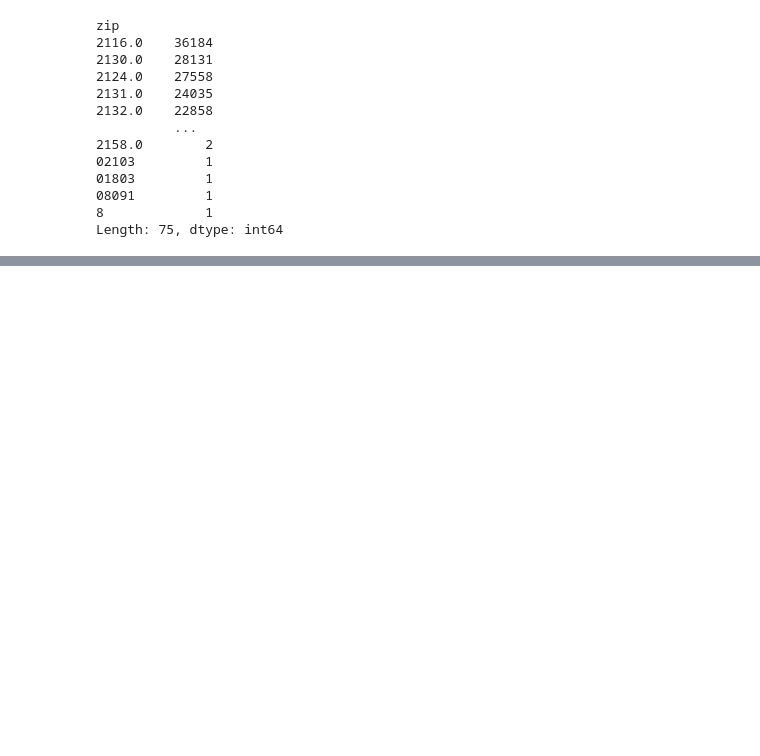
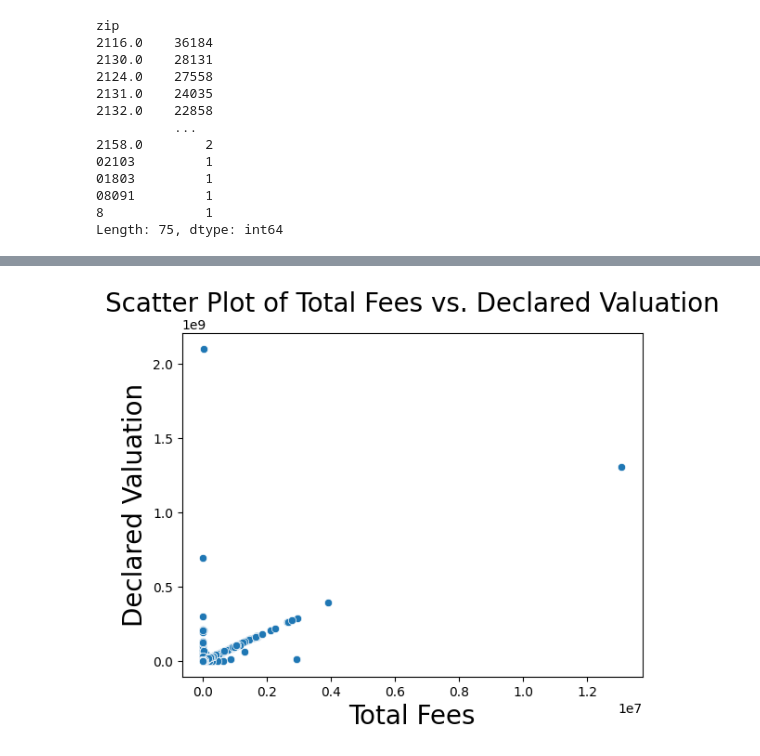
Before and after one commit to BU-Spark/ds-boston-remodeling, a Jupyter notebook: sp24-team-c/Early Insights Notebooks/ApprovedBuildingPermit_CS506 (1).ipynb, the cells around one changed output, grey strips where cells are left out. Drawn from its saved outputs; the diff is of its cells as text; code cells hidden in the pictures; blank space fills up the shorter version.

```diff
--- a/sp24-team-c/Early Insights Notebooks/ApprovedBuildingPermit_CS506 (1).ipynb
+++ b/sp24-team-c/Early Insights Notebooks/ApprovedBuildingPermit_CS506 (1).ipynb
@@ -215,17 +161,0 @@ plt.show()
-# %%
-# Graph to find a relationship between zip and total_fees
-
-import matplotlib.pyplot as plt
-# Convert 'zip' to a categorical type if it's not already
-df['zip'] = df['zip']
-# Ensure 'total_fees' is a numeric type
-df['total_fees'] = pd.to_numeric(df['total_fees'], errors='coerce')
-
-# Create a scatter plot of zip code vs. total fees
-# With categorical data, it might be better to use a boxplot
-plt.figure(figsize=(20, 7))
-plt.scatter(df['zip'].cat.codes, df['total_fees'])  # Use .cat.codes to assign a numeric code to each unique category
-plt.xlabel('Zip Code')
-plt.ylabel('Total Fees')
-plt.title('Scatter Plot of Zip Code vs. Total Fees')
-plt.show()
@@ -234,0 +178,8 @@ AttributeError: Can only use .cat accessor with a 'category' dtype
+# %%
+sns.scatterplot(data=df, x="total_fees", y="declared_valuation")
+plt.xlabel("Total Fees", fontsize=20)
+plt.ylabel("Declared Valuation", fontsize=20)
+plt.title("Scatter Plot of Total Fees vs. Declared Valuation", fontsize=20)
+plt.show()
+# %% [output]
+[figure, added]
```
Also changed, not shown: parts of 39 cells of this notebook.
